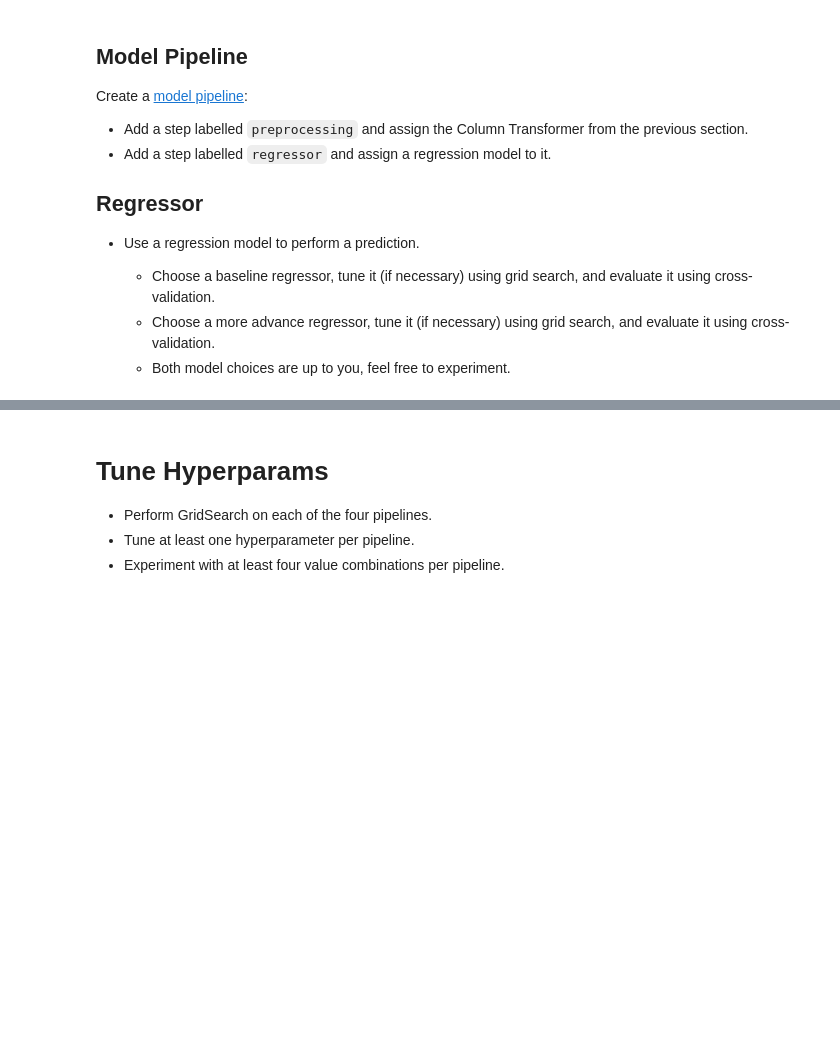
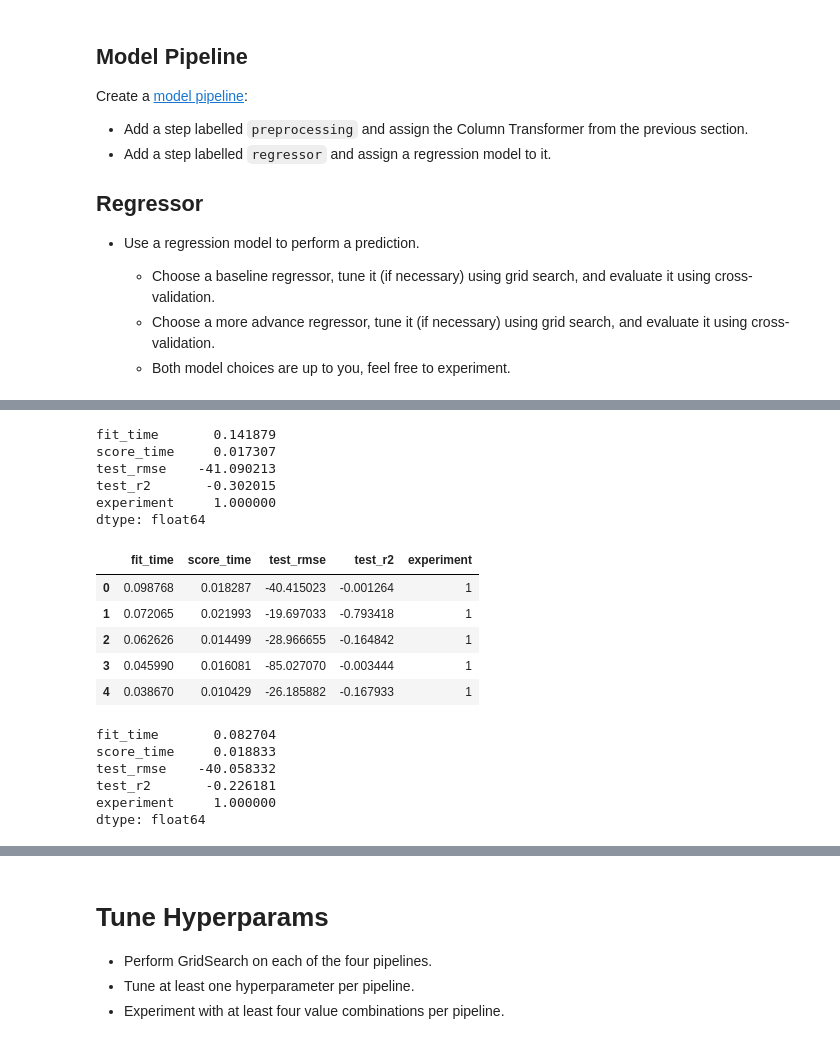
Before and after one commit to UofT-DSI/production, a Jupyter notebook: 02_activities/assignments/assignment_2.ipynb, the cells around one changed output, grey strips where cells are left out. Cells and saved outputs as stored; diff of their text form; code cells hidden in the pictures; blank space fills up the shorter version.

```diff
--- a/02_activities/assignments/assignment_2.ipynb
+++ b/02_activities/assignments/assignment_2.ipynb
@@ -137,0 +246,43 @@ Create a [model pipeline](https://scikit-learn.org/stable/modules/generated/skle
+# %%
+res_pipeA.mean()
+# %% [output]
+fit_time       0.141879
+score_time     0.017307
+test_rmse    -41.090213
+test_r2       -0.302015
+experiment     1.000000
+dtype: float64
+# %%
+# Pipeline B = preproc2 + baseline
+
+X2_train, X2_test, Y2_train, Y2_test = train_test_split(X, Y, test_size=0.2, random_state=42)
+
+scoring = {
+    'rmse': 'neg_root_mean_squared_error',
+    'r2': 'r2'
+}
+
+Pipe_B = Pipeline([
+    ('preprocessing', preproc2),
+    ('regressor', Ridge())
+])
+
+res_pipeB_dict = cross_validate(Pipe_B, X2_train, Y2_train, cv = 5, scoring = scoring)
+res_pipeB = pd.DataFrame(res_pipeB_dict).assign(experiment = 1)
+res_pipeB
+# %% [output]
+|  | fit_time | score_time | test_rmse | test_r2 | experiment |
+| 0 | 0.098768 | 0.018287 | -40.415023 | -0.001264 | 1 |
+| 1 | 0.072065 | 0.021993 | -19.697033 | -0.793418 | 1 |
+| 2 | 0.062626 | 0.014499 | -28.966655 | -0.164842 | 1 |
+| 3 | 0.045990 | 0.016081 | -85.027070 | -0.003444 | 1 |
+| 4 | 0.038670 | 0.010429 | -26.185882 | -0.167933 | 1 |
+# %%
+res_pipeB.mean()
+# %% [output]
+fit_time       0.082704
+score_time     0.018833
+test_rmse    -40.058332
+test_r2       -0.226181
+experiment     1.000000
+dtype: float64
```
Also changed, not shown: parts of 19 cells of this notebook.
